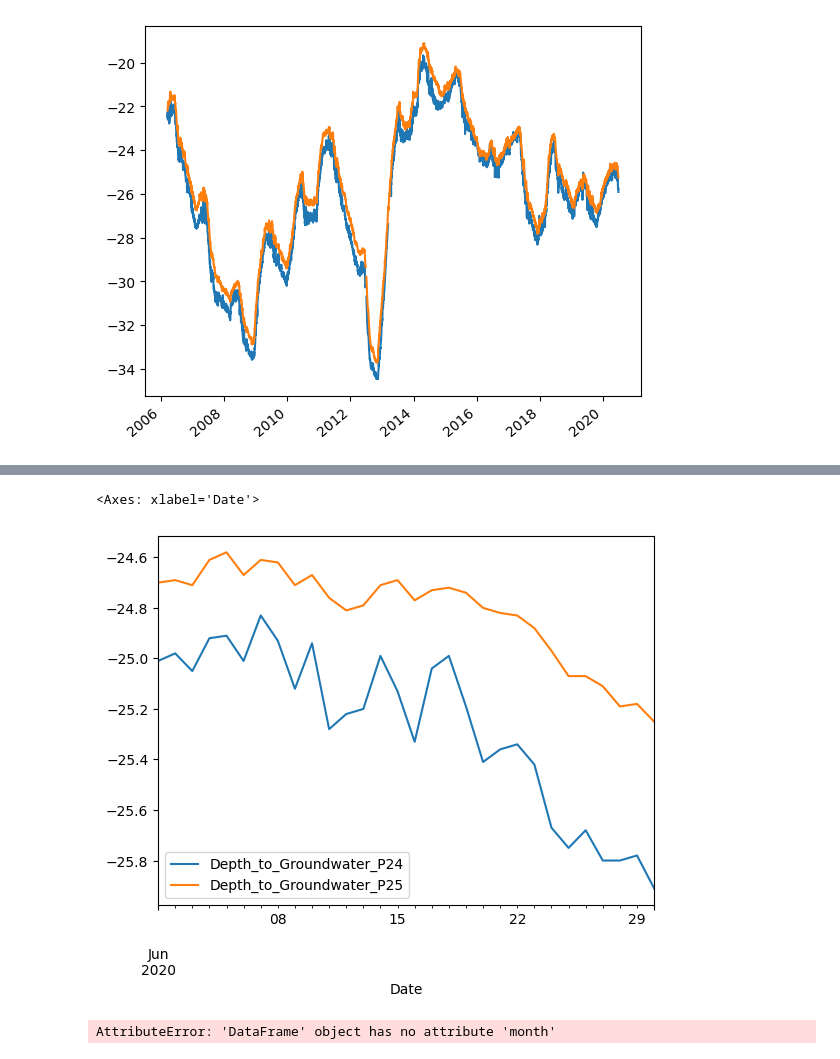
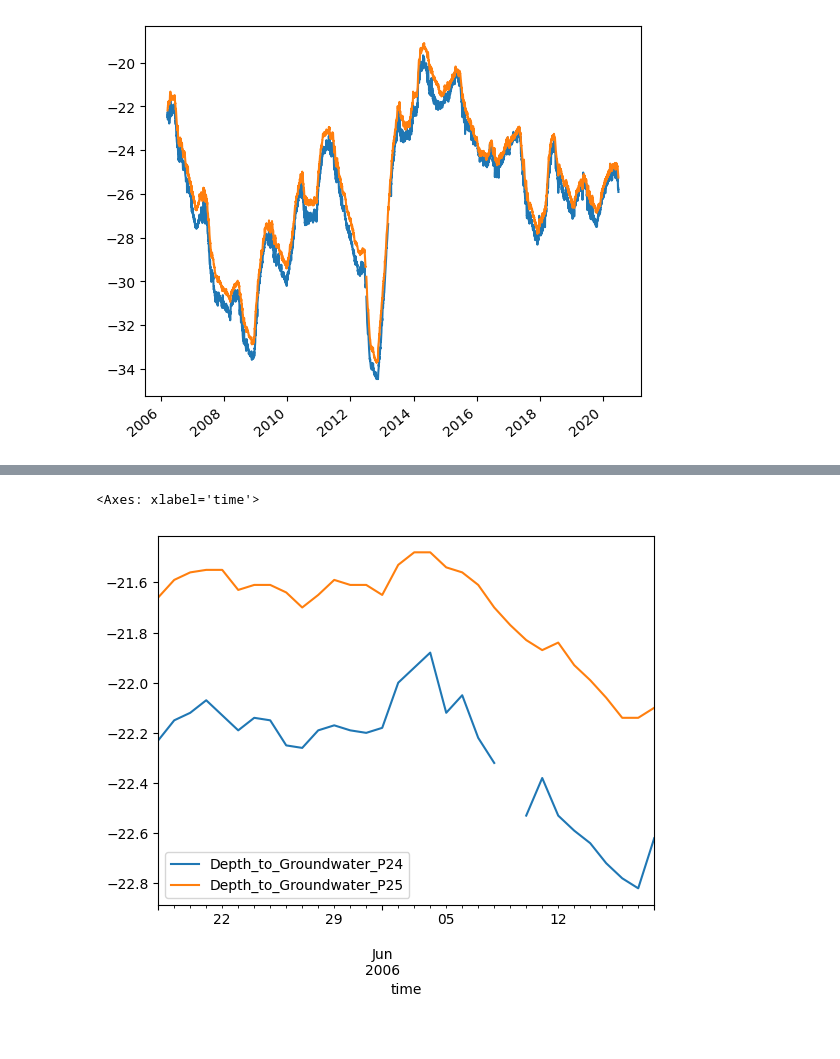
Before and after one commit to AngelRP8791/machine-learning-python-template, a Jupyter notebook: Time_series_Kaggle/1.- Intro Series financieras.ipynb, the cells around one changed output, grey strips where cells are left out. Saved outputs shown, nothing was run; the diff lists cells and outputs as text; code cells hidden in the pictures.

```diff
--- a/Time_series_Kaggle/1.- Intro Series financieras.ipynb
+++ b/Time_series_Kaggle/1.- Intro Series financieras.ipynb
@@ -81,0 +81,3 @@ df['Date'] = pd.to_datetime(df['Date'])
+# %%
+df2 = df[["Date","time","Depth_to_Groundwater_P24","Depth_to_Groundwater_P25"]]
+df2
@@ -103,7 +117,7 @@ df2['Date'].max() - df2['Date'].min() #timestamp, #timedelta
 Timedelta('5222 days 00:00:00')
 # %%
 # Extaer información relevante para analizar, por ejempo los días, los meses, etc..
-df2['day'] = df2['Date'].dt.day
+df2['day'] = df2['time'].dt.day
 # %% [output]
 A value is trying to be set on a copy of a slice from a DataFrame.
 Try using .loc[row_indexer,col_indexer] = value instead
@@ -122,5 +136,5 @@ df2.tail()
 # %%
-df2['day_name'] = df2['Date'].dt.day_name()
+df2['day_name'] = df2['time'].dt.day_name()
 # prueba con month, year
 # %% [output]
 A value is trying to be set on a copy of a slice from a DataFrame.
@@ -210,6 +222,6 @@ Text(0, 0.5, 'mean price')
 # %%
 # datetime como index
-df2.set_index(df['Date'], inplace=True) #Una ventaja  el ajuste de las fechas
+df2.set_index(df['time'], inplace=True) #Una ventaja  el ajuste de las fechas
 # %%
 df2.head()
 # %% [output]
@@ -241,13 +263,5 @@ df2.head()
 # %%
-df2['2020-06-01':'2020-06-30'][['Depth_to_Groundwater_P24', 'Depth_to_Groundwater_P25']].plot()
+df2['2006-05-18':'2006-06-18'][['Depth_to_Groundwater_P24', 'Depth_to_Groundwater_P25']].plot()
 # %% [output]
-<Axes: xlabel='Date'>
+<Axes: xlabel='time'>
-[figure, old version]
+[figure, new version]
-# %%
-df2["month"] = pd.to_datetime(df2.month, format = "%b").dt.month
-df2["Date"] = pd.to_datetime(df2[["year", "month"]].assign(day = 1))
-df2 = df2.set_index("date")
-ts = df2["Depth_to_Groundwater_P24"]
-ts.head()
-# %% [output]
-AttributeError: 'DataFrame' object has no attribute 'month'
```
Also changed, not shown: parts of 18 cells of this notebook, 1 other file.
